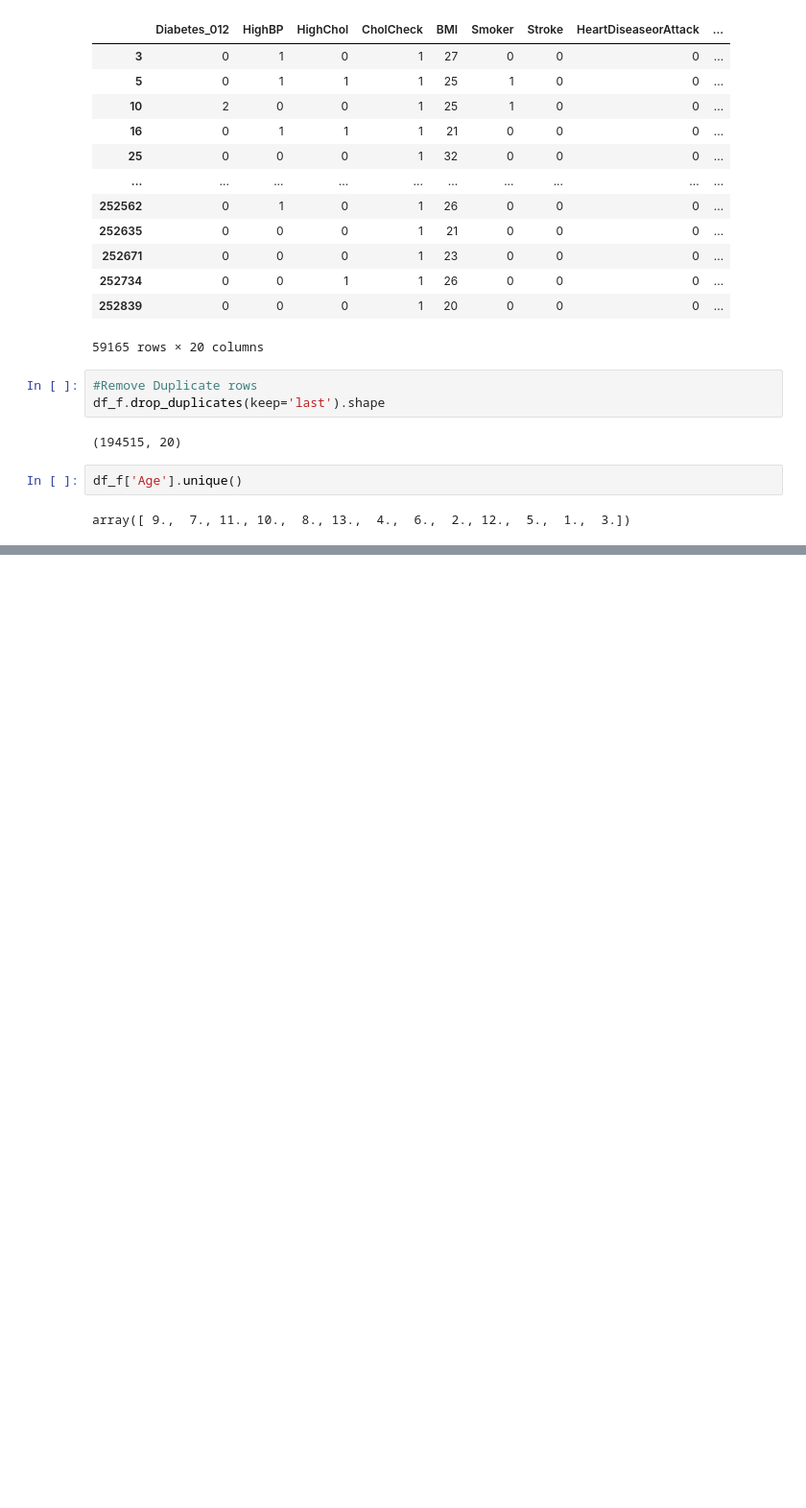
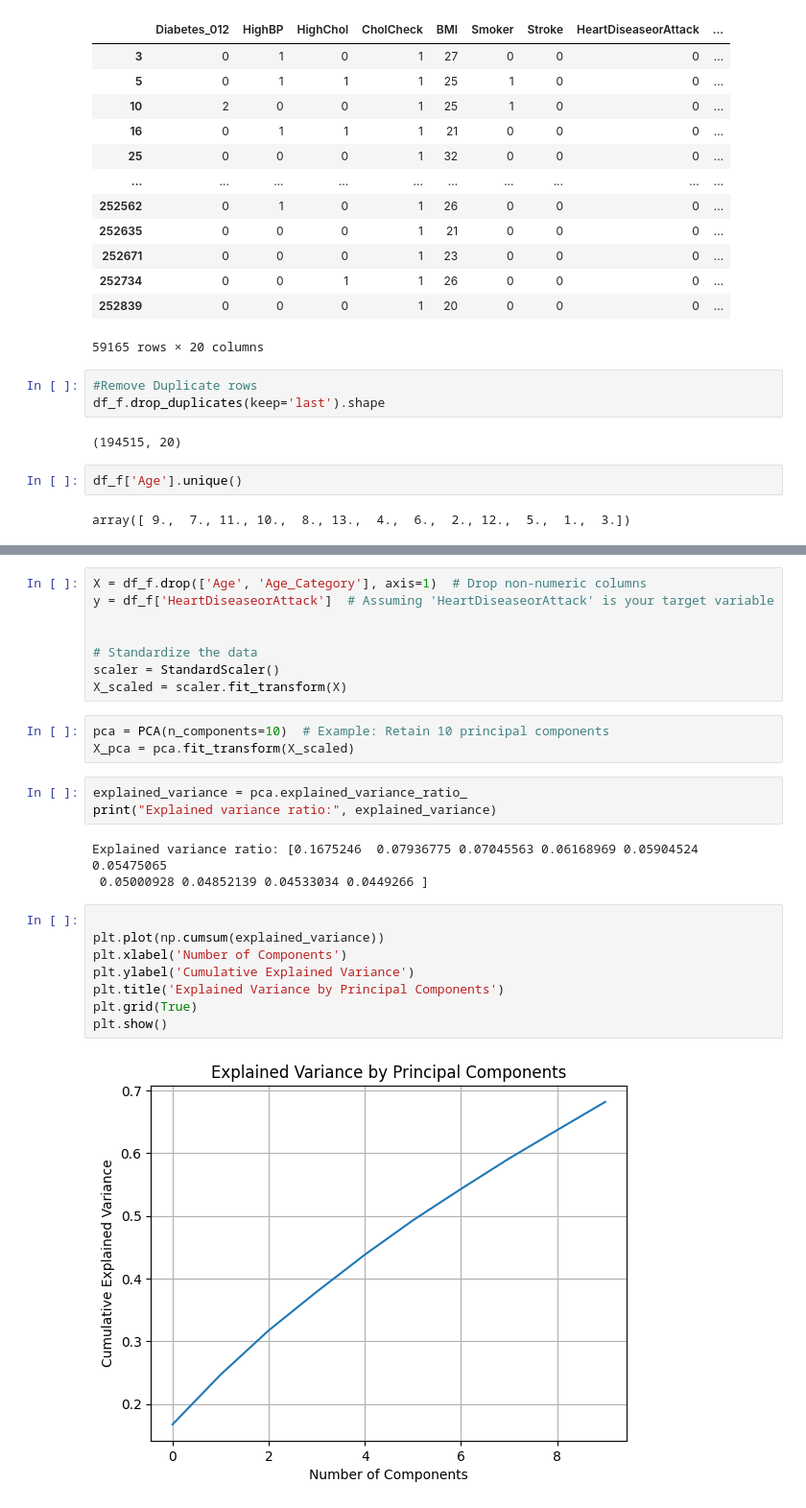
Before and after one commit to akhilnazim0/Data-Science-Project, a Jupyter notebook: Data_Science_Project_.ipynb, the cells around one changed output, grey strips where cells are left out. Shown at 96% size. Cells and saved outputs as stored; diff of their text form; blank space fills up the shorter version.

```diff
--- a/Data_Science_Project_.ipynb
+++ b/Data_Science_Project_.ipynb
@@ -247 +249,28 @@ df_f['Age Category'].value_counts().plot(kind='bar')
 [figure]
+# %%
+X = df_f.drop(['Age', 'Age_Category'], axis=1)  # Drop non-numeric columns
+y = df_f['HeartDiseaseorAttack']  # Assuming 'HeartDiseaseorAttack' is your target variable
+
+
+# Standardize the data
+scaler = StandardScaler()
+X_scaled = scaler.fit_transform(X)
+# %%
+pca = PCA(n_components=10)  # Example: Retain 10 principal components
+X_pca = pca.fit_transform(X_scaled)
+# %%
+explained_variance = pca.explained_variance_ratio_
+print("Explained variance ratio:", explained_variance)
+# %% [output]
+Explained variance ratio: [0.1675246  0.07936775 0.07045563 0.06168969 0.05904524 0.05475065
+ 0.05000928 0.04852139 0.04533034 0.0449266 ]
+# %%
+
+plt.plot(np.cumsum(explained_variance))
+plt.xlabel('Number of Components')
+plt.ylabel('Cumulative Explained Variance')
+plt.title('Explained Variance by Principal Components')
+plt.grid(True)
+plt.show()
+# %% [output]
+[figure, added]
```
Also changed, not shown: parts of 5 cells of this notebook.
